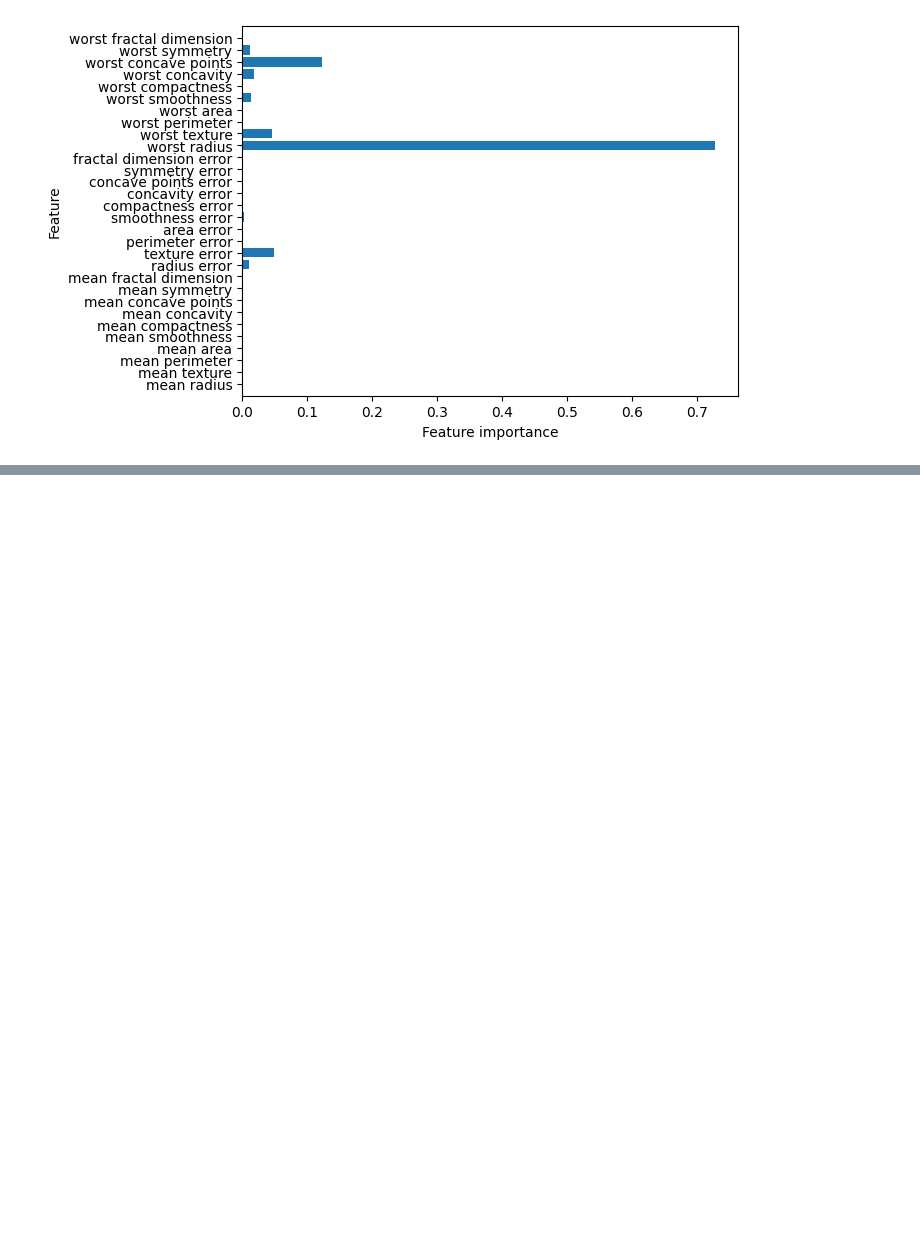
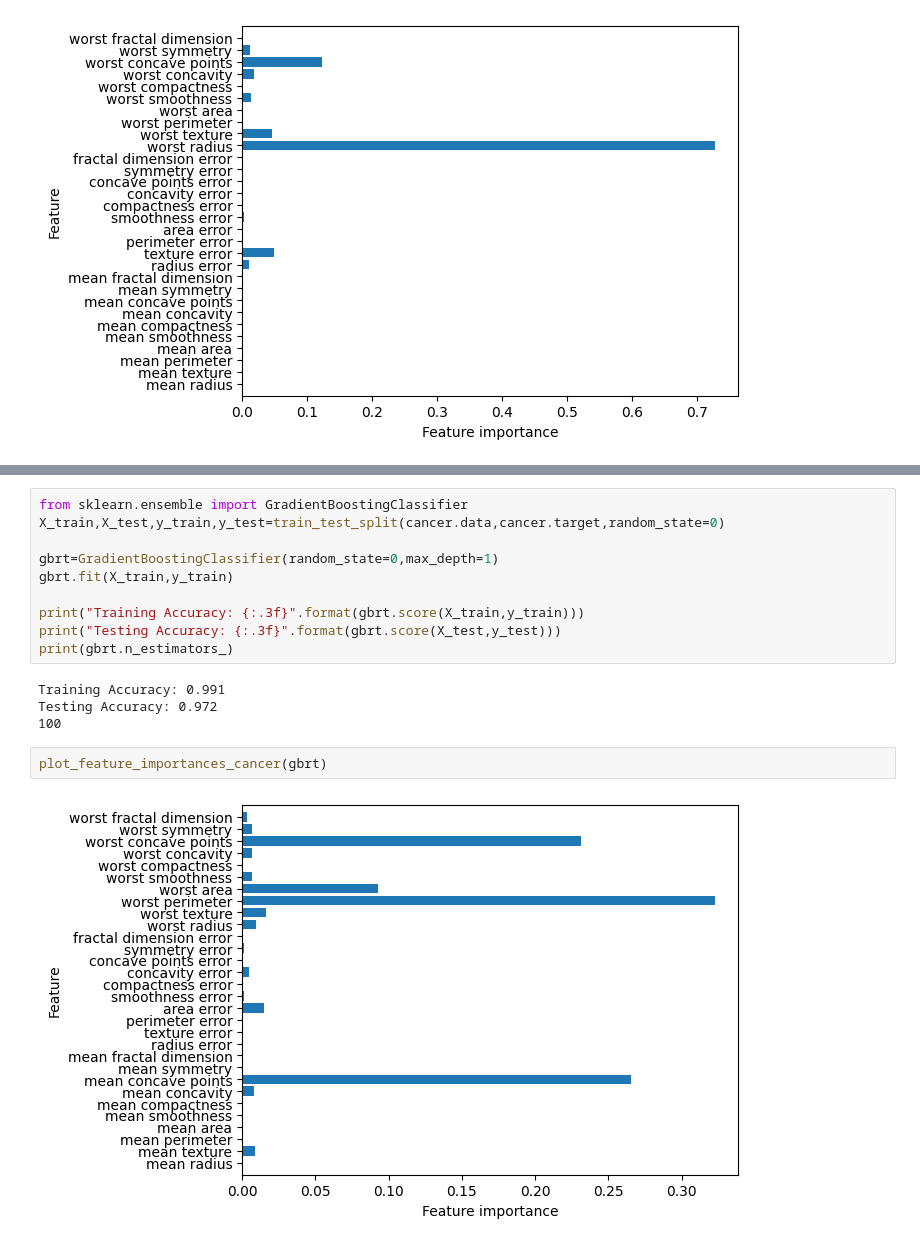
Before and after one commit to thamidu02/ML-With-python, a Jupyter notebook: Supervised MAchine Learning Algorithms/Linear Models.ipynb, the cells around one changed output, grey strips where cells are left out. Saved outputs shown, nothing was run; the diff lists cells and outputs as text; blank space fills up the shorter version.

```diff
--- a/Supervised MAchine Learning Algorithms/Linear Models.ipynb
+++ b/Supervised MAchine Learning Algorithms/Linear Models.ipynb
@@ -407,0 +527,18 @@ plot_feature_importances_cancer(tree)
+# %%
+from sklearn.ensemble import GradientBoostingClassifier
+X_train,X_test,y_train,y_test=train_test_split(cancer.data,cancer.target,random_state=0)
+
+gbrt=GradientBoostingClassifier(random_state=0,max_depth=1)
+gbrt.fit(X_train,y_train)
+
+print("Training Accuracy: {:.3f}".format(gbrt.score(X_train,y_train)))
+print("Testing Accuracy: {:.3f}".format(gbrt.score(X_test,y_test)))
+print(gbrt.n_estimators_)
+# %% [output]
+Training Accuracy: 0.991
+Testing Accuracy: 0.972
+100
+# %%
+plot_feature_importances_cancer(gbrt)
+# %% [output]
+[figure, added]
```
Also changed, not shown: parts of 13 cells of this notebook.
